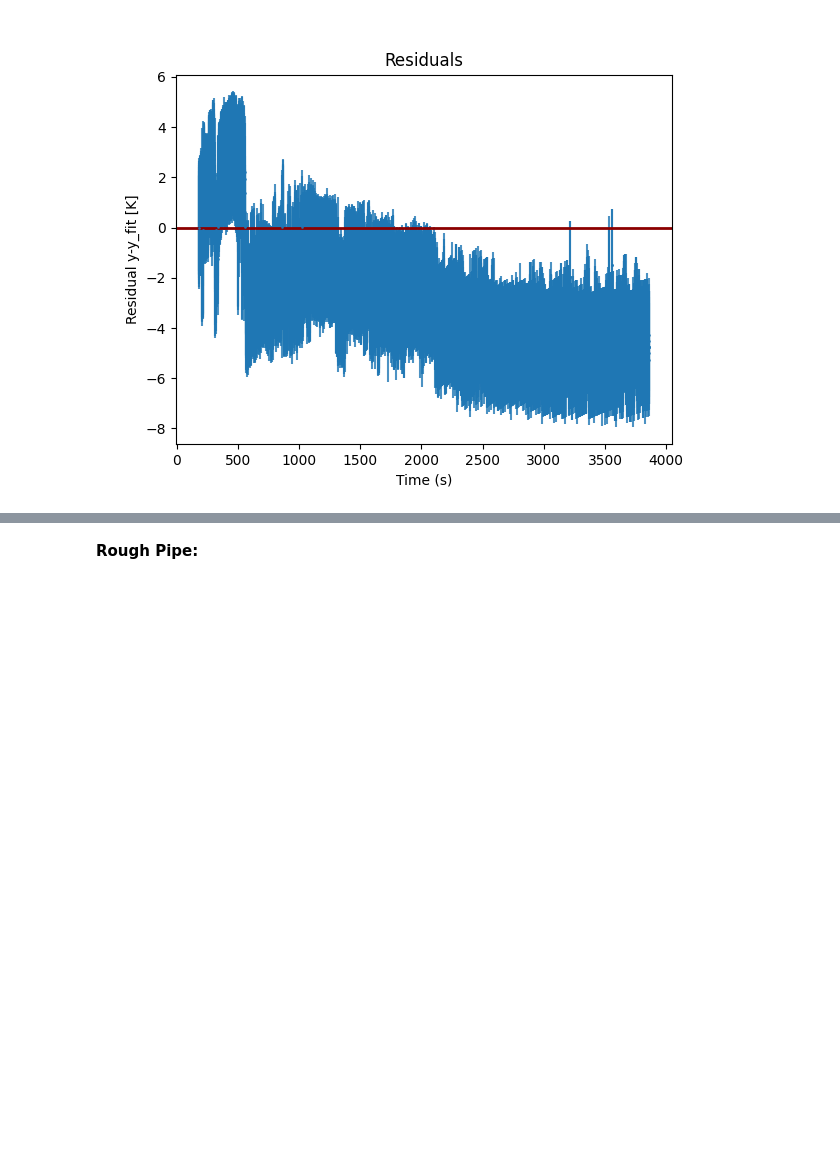
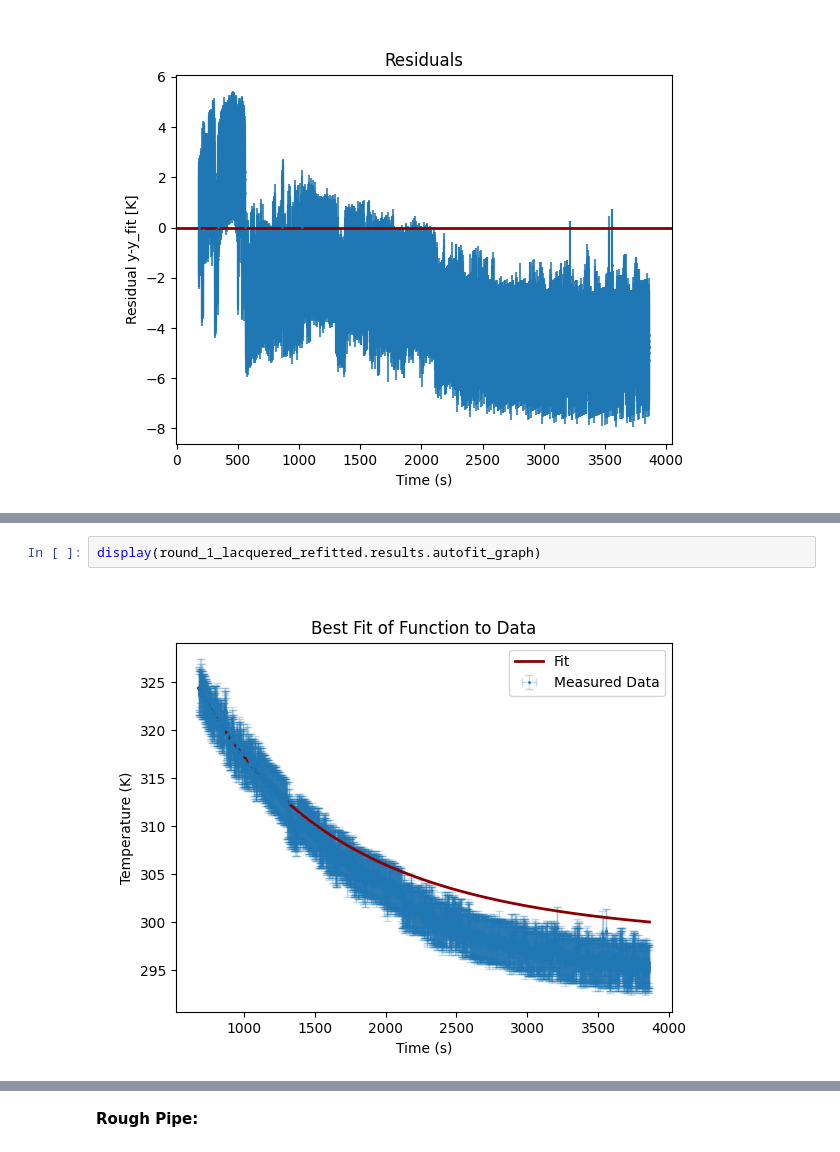
Before and after one commit to mufaro3/physics-229, a Jupyter notebook: Experiment 1 - Cooling.ipynb, the cells around one changed output, grey strips where cells are left out. Drawn from its saved outputs; the diff is of its cells as text; blank space fills up the shorter version.

```diff
--- a/Experiment 1 - Cooling.ipynb
+++ b/Experiment 1 - Cooling.ipynb
@@ -880,0 +999,4 @@ display(round_1_lacquered.results.autofit_residuals_graph)
+# %%
+display(round_1_lacquered_refitted.results.autofit_graph)
+# %% [output]
+[figure, added]
```
Also changed, not shown: parts of 63 cells of this notebook, 19 other files.
